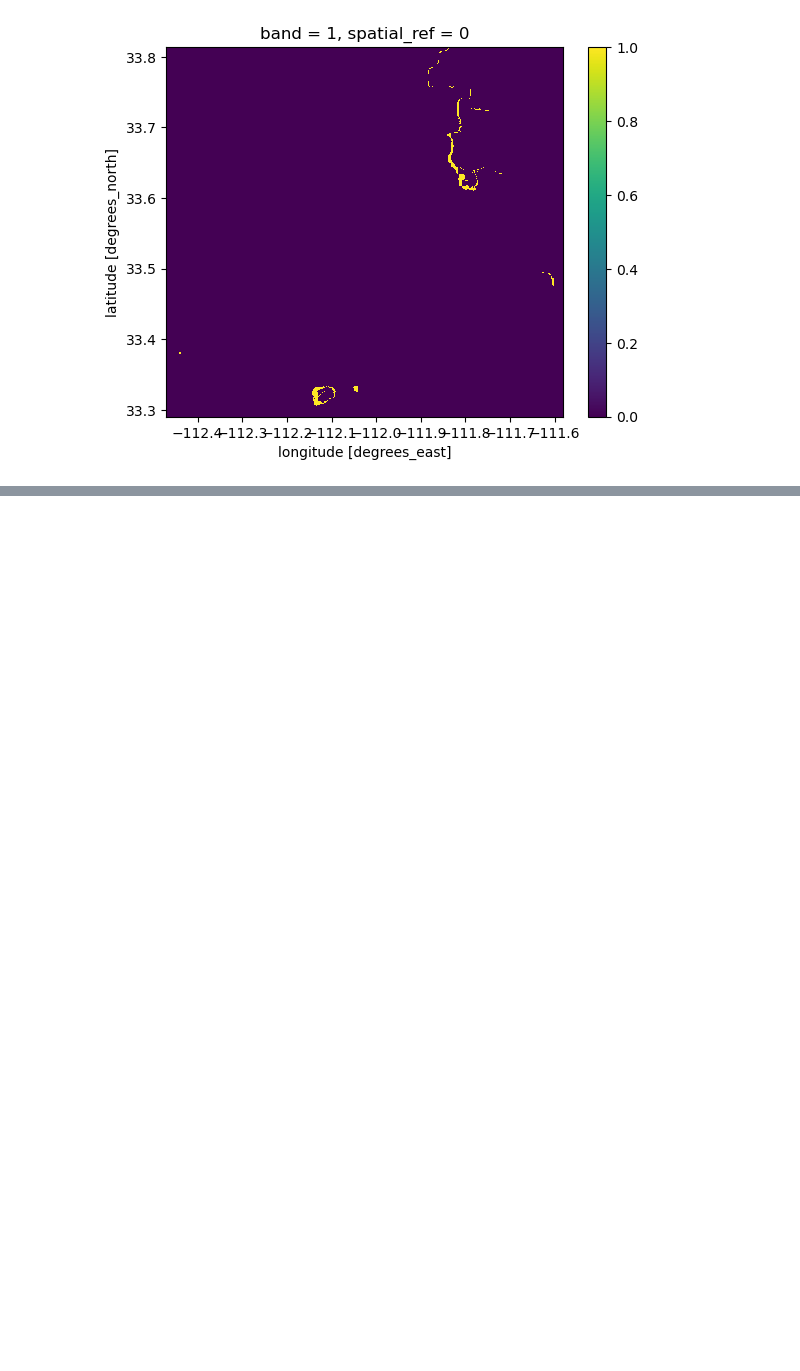
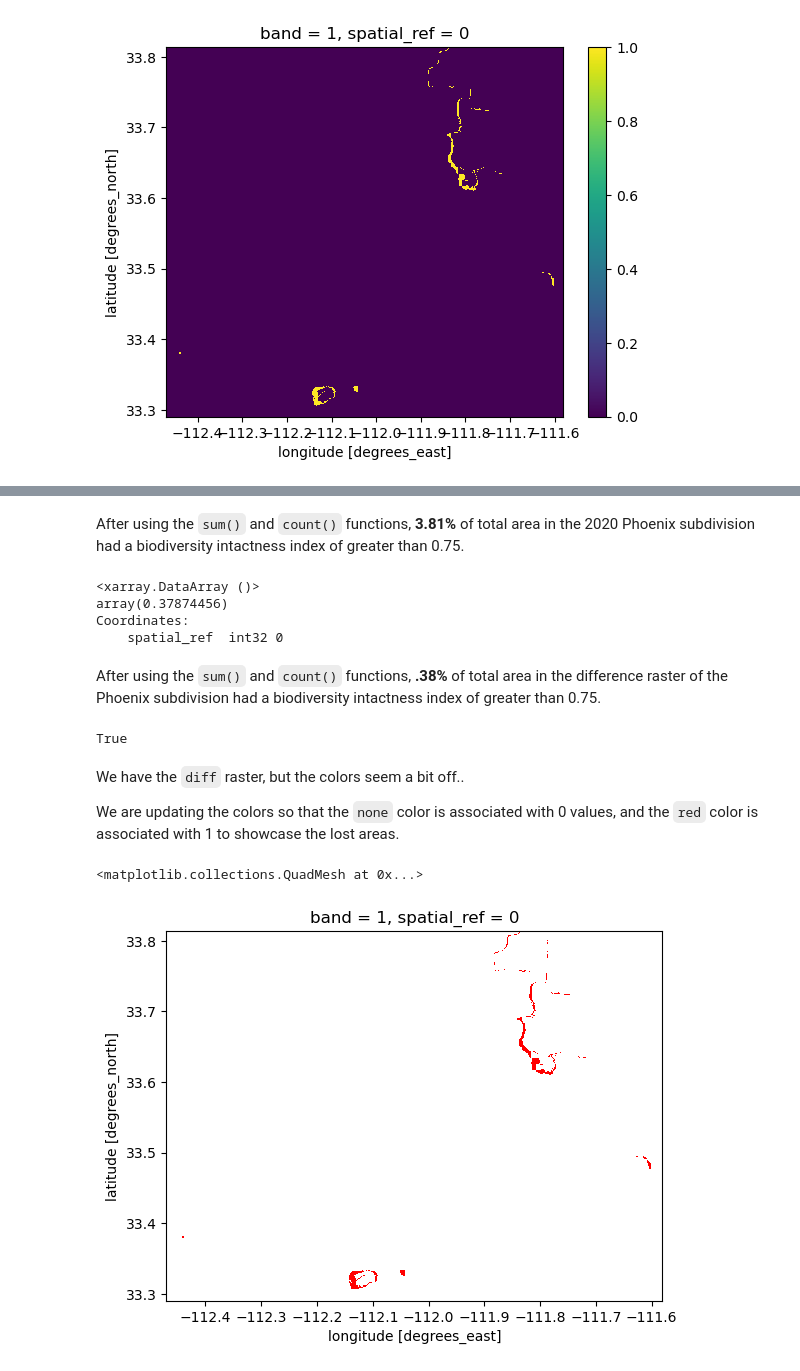
Before and after one commit to mariamkg00/eds-220-bii-phoenix, a Jupyter notebook: biodiversity-phoenix.ipynb, the cells around one changed output, grey strips where cells are left out. Saved outputs shown, nothing was run; the diff lists cells and outputs as text; code cells hidden in the pictures; blank space fills up the shorter version.

Commit message:
plotting

```diff
--- a/biodiversity-phoenix.ipynb
+++ b/biodiversity-phoenix.ipynb
@@ -315,0 +337,31 @@ diff.plot()
+# %% [markdown]
+After using the `sum()` and `count()` functions,  **3.81%**  of total area in the  2020 Phoenix subdivision had a biodiversity
+intactness index of greater than 0.75.
+# %%
+# using the sum and count(total number of pixels) to calculate percentage for the difference raster
+diff.sum()/diff.count() * 100
+# %% [output]
+<xarray.DataArray ()>
+array(0.37874456)
+Coordinates:
+    spatial_ref  int32 0
+# %% [markdown]
+After using the `sum()` and `count()` functions,  **.38%**  of total area in the  difference raster of the Phoenix subdivision had a biodiversity intactness index of greater than 0.75.
+# %%
+# checking to see if the CRS's match
+
+phx_2017.rio.crs == diff.rio.crs
+# %% [output]
+True
+# %% [markdown]
+We have the `diff` raster, but the colors seem a bit off..
+
+We are updating the colors so that the `none` color is associated with 0 values,
+and the `red` color is associated with 1 to showcase the lost areas.
+# %%
+colors = ['none', 'red']  # Specify colors for your two categories
+cmap = plt.cm.colors.ListedColormap(colors)
+diff.plot(cmap=cmap, add_colorbar = False)
+# %% [output]
+<matplotlib.collections.QuadMesh at 0x...>
+[figure, added]
```
Also changed, not shown: parts of 5 cells of this notebook.
